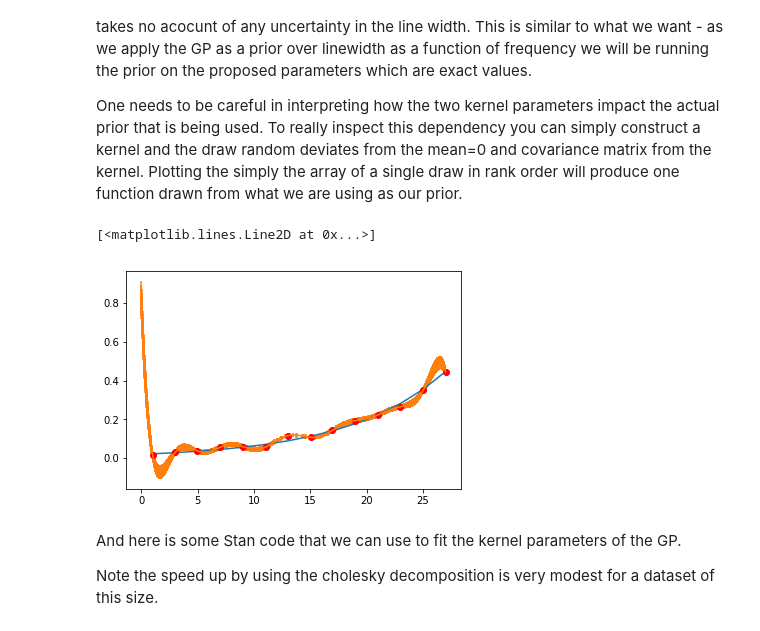
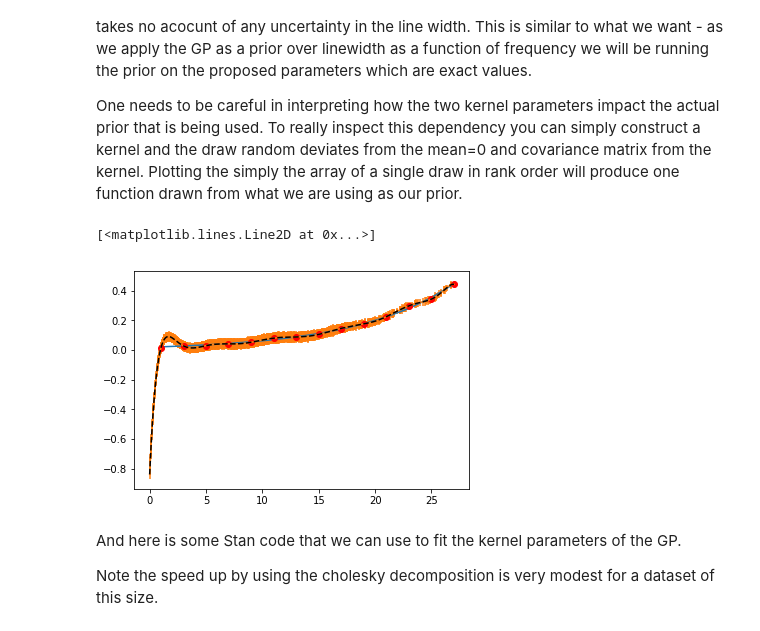
Before and after one commit to grd349/HBM, a Jupyter notebook: Problem6.ipynb, the cells around one changed output. Saved outputs shown, nothing was run; the diff lists cells and outputs as text; code cells hidden in the pictures.

```diff
--- a/Problem6.ipynb
+++ b/Problem6.ipynb
@@ -69,35 +69,36 @@ One needs to be careful in interpreting how the two kernel parameters impact the
 # %%
 fig, ax = plt.subplots()
 ax.plot(f0s, lw(f0s))
 
 def kernel(x, y, p):
     # p[0] = sigma
     # p[1] = length scale
     return p[0]**2 * np.exp(-0.5 * np.subtract.outer(x, y)**2 / p[1]**2)
 
 def like(y1, A):
-    return (2.0 * np.pi * np.linalg.det(A))**-0.5 * np.exp(-0.5 * np.dot(y1, A).dot(y1.T))
+    return (2.0 * np.pi * np.linalg.det(A))**-0.5 * np.exp(-0.5 * np.dot(y1, np.linalg.pinv(A)).dot(y1.T))
 
 def predict(t_2, t_1, kernel, p, y_1):
     B = kernel(t_1, t_2, p).T
     C = kernel(t_2, t_2, p)
     A = kernel(t_1, t_1, p)
-    Ainv = np.linalg.inv(A)
+    Ainv = np.linalg.pinv(A)
     y_pred = np.dot(B, Ainv).dot(y_1)
     sigma_new = C - np.dot(B, Ainv).dot(B.T)
     return y_pred, np.diagonal(sigma_new)**0.2
 
 t_1= f0s
 y_1 = lw(f0s) + np.random.randn(len(f0s)) * 0.01
 t_2 = np.linspace(0, 27, 2000)
-theta = [0.5, 5.0]
+theta = [0.01, 10.0]
 y_pred, sigmas = predict(t_2, t_1, kernel, theta, y_1)
 
 ax.errorbar(t_2, y_pred, yerr=sigmas, capsize=0)
+ax.plot(t_2, y_pred, 'k--', zorder=99)
 ax.plot(t_1, y_1, 'ro')
 # %% [output]
 [<matplotlib.lines.Line2D at 0x...>]
-[figure, old version]
+[figure, new version]
 # %% [markdown]
 And here is some Stan code that we can use to fit the kernel parameters of the GP.
 
```
Also changed, not shown: 4 other files.
